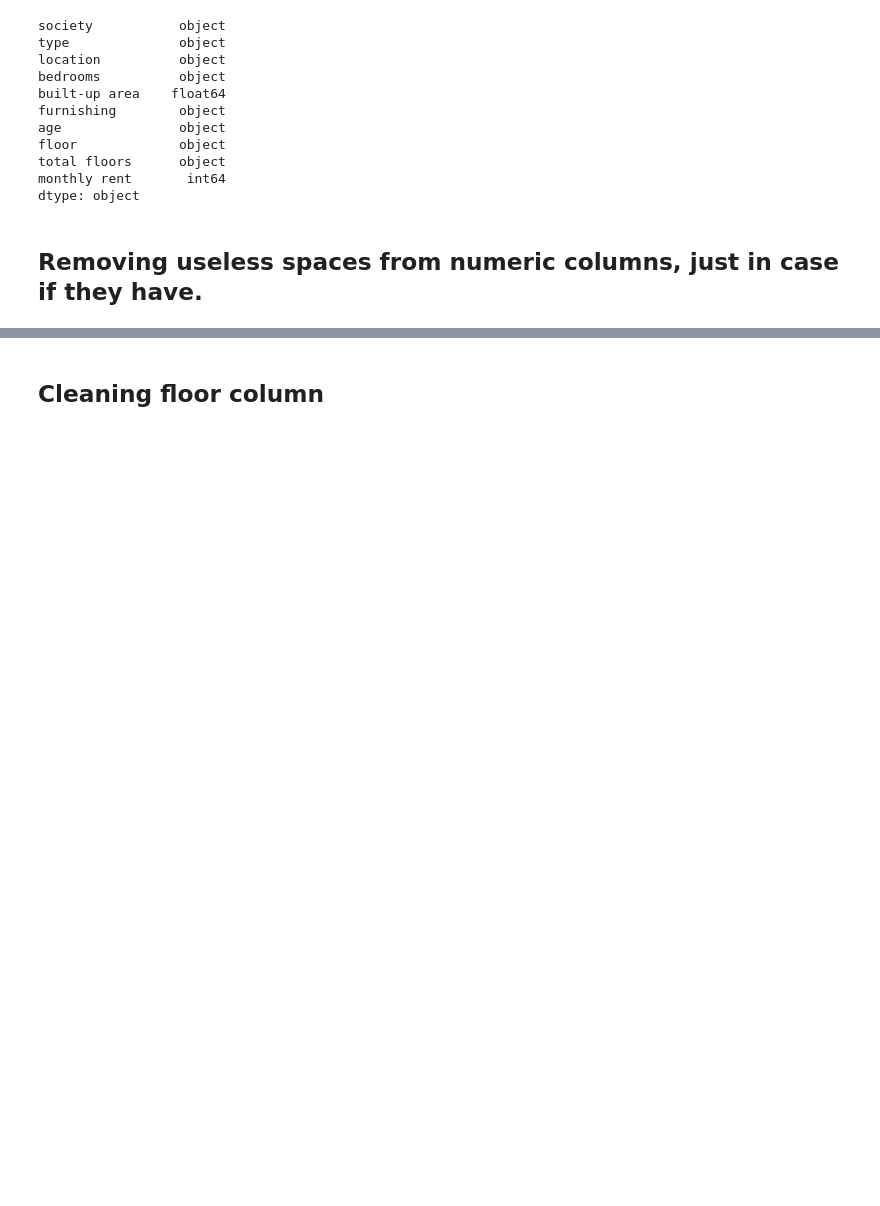
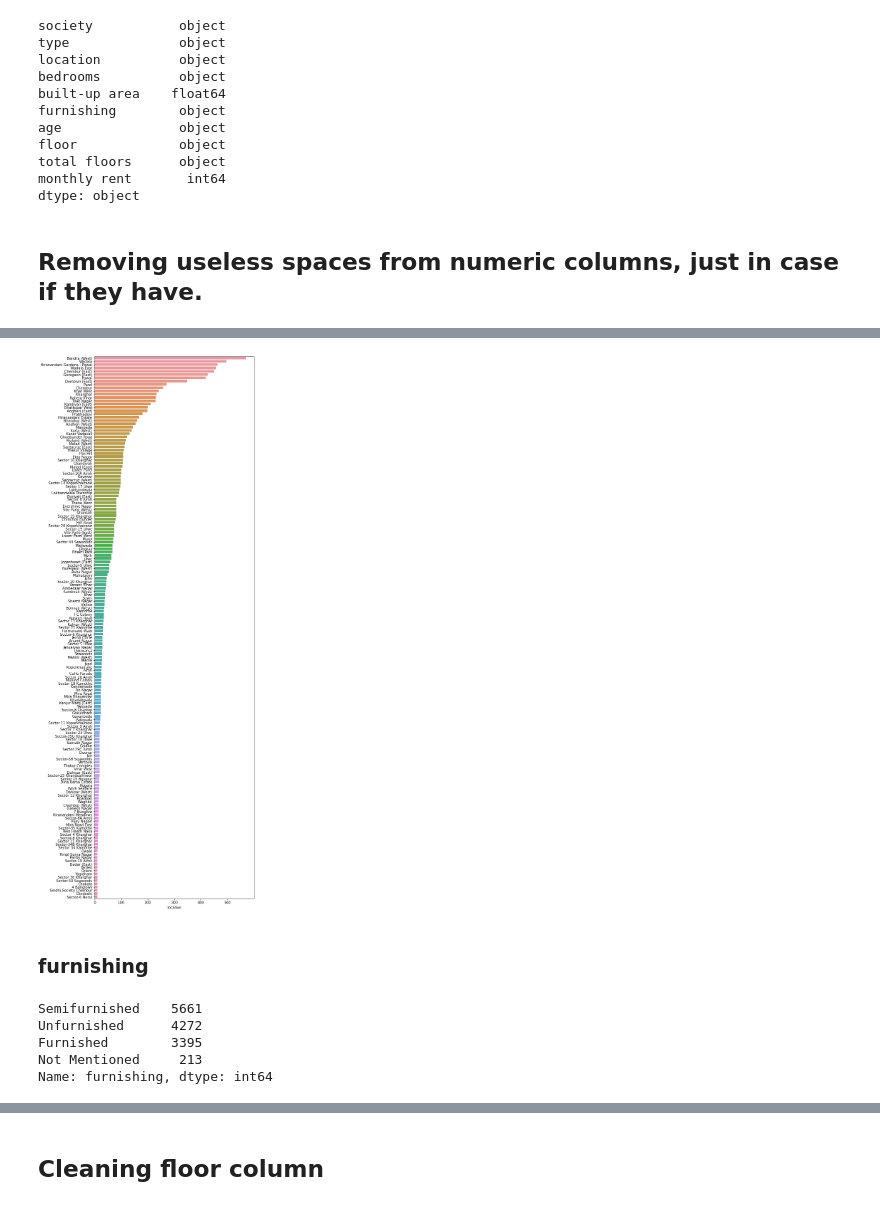
Before and after one commit to G0rav/House_Rent_Predictor, a Jupyter notebook: Mumbai_House_Rent_Prediction.ipynb, the cells around one changed output, grey strips where cells are left out. Saved outputs shown, nothing was run; the diff lists cells and outputs as text; code cells hidden in the pictures; blank space fills up the shorter version.

```diff
--- a/Mumbai_House_Rent_Prediction.ipynb
+++ b/Mumbai_House_Rent_Prediction.ipynb
@@ -383,0 +188,3 @@ Name: age, dtype: int64
+# %%
+location_count = pd.DataFrame(df['location'].value_counts())
+location_count
@@ -383,0 +205,3 @@ Name: age, dtype: int64
+# %%
+location_count_less_than_10_index = location_count[location_count['location']<10].index
+df['location'] = df['location'].apply(lambda x: 'other location' if x in location_count_less_than_10_index else x)
@@ -383,0 +223,18 @@ Name: age, dtype: int64
+# %%
+location_count = pd.DataFrame(df['location'].value_counts().iloc[1:,])
+
+plt.figure(figsize=(8,28))
+sns.barplot(x = 'location', y = location_count.index, data=location_count)
+plt.show()
+# %% [output]
+[figure, added]
+# %% [markdown]
+### furnishing
+# %%
+df.furnishing.value_counts()
+# %% [output]
+Semifurnished    5661
+Unfurnished      4272
+Furnished        3395
+Not Mentioned     213
+Name: furnishing, dtype: int64
```
Also changed, not shown: parts of 132 cells of this notebook.
